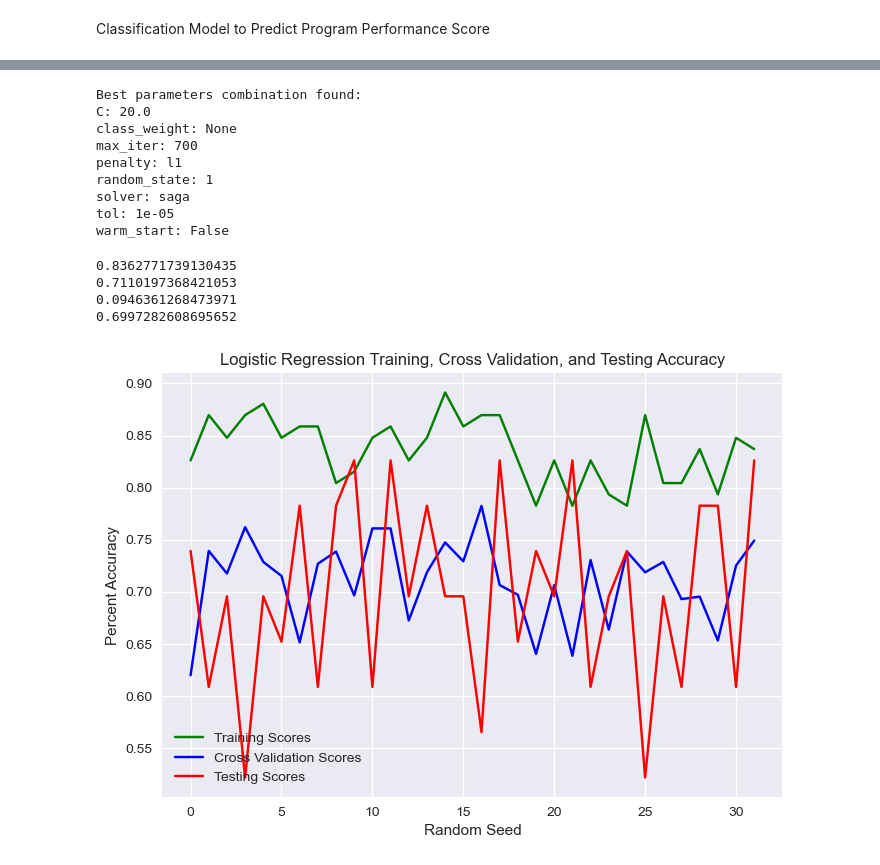
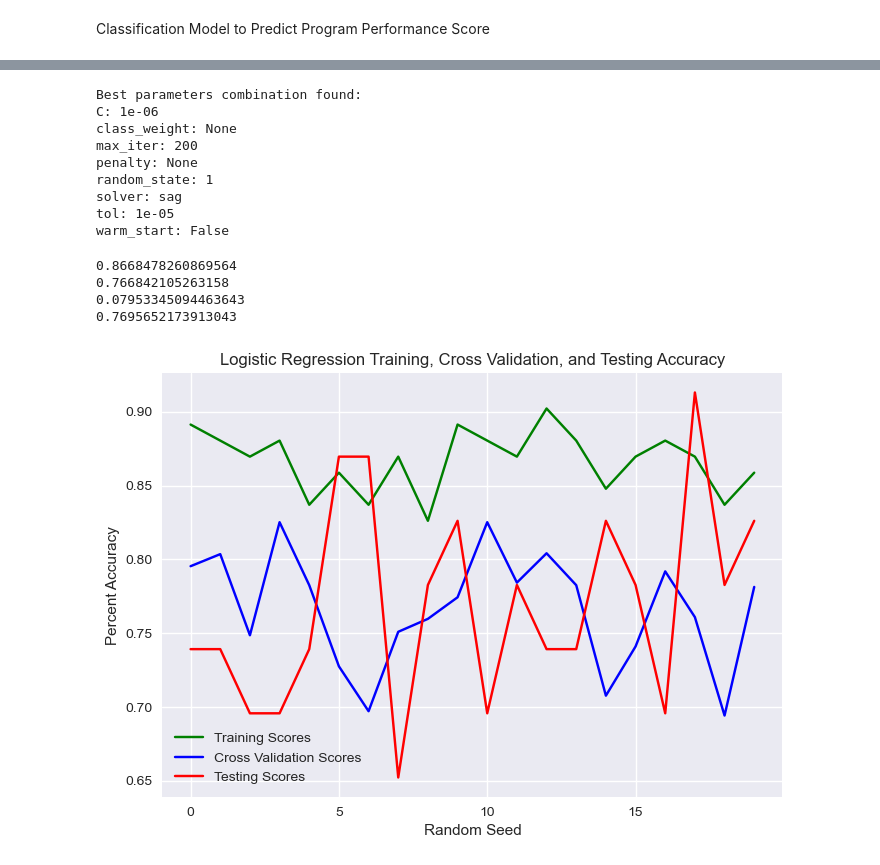
Before and after one commit to philipLutz/capstone-project, a Jupyter notebook: src/model.ipynb, the cells around one changed output, grey strips where cells are left out. Cells and saved outputs as stored; diff of their text form; code cells hidden in the pictures.

```diff
--- a/src/model.ipynb
+++ b/src/model.ipynb
@@ -134,9 +135,9 @@ plt.show()
 # %%
 LR_parameters = {
-    'C': [1.0, 10.0, 15.0, 20.0, 25.0],
+    'C': [0.000001, 0.00001, 0.0001, 0.001, 0.01, 0.1, 1.0],
     'penalty': [None, 'l1', 'l2', 'elasticnet'],
     'solver': ['lbfgs', 'liblinear', 'newton-cg', 'sag', 'saga'],
-    'max_iter': [100, 200, 400, 500, 600, 700, 800, 900, 1000],
+    'max_iter': [100, 200, 300, 400, 500],
     'class_weight': [None, 'balanced'],
     'warm_start': [False, True],
     'tol': [0.00001, 0.0001],
@@ -145,46 +146,47 @@ LR_parameters = {
 LR_best_paramters = get_best_model_parameters(LogisticRegression, x_scaled, y, 5, LR_parameters)
 # %% [output]
 Best parameters combination found:
-C: 20.0
+C: 1e-06
 class_weight: None
-max_iter: 700
-penalty: l1
+max_iter: 200
+penalty: None
 random_state: 1
-solver: saga
+solver: sag
 tol: 1e-05
 warm_start: False
 # %%
 LR_best = LogisticRegression(
     C=LR_best_paramters['C'],
     class_weight=LR_best_paramters['class_weight'],
     max_iter=LR_best_paramters['max_iter'],
     penalty=LR_best_paramters['penalty'],
     solver=LR_best_paramters['solver'],
     tol=LR_best_paramters['tol'],
     warm_start=LR_best_paramters['warm_start'],
     random_state=LR_best_paramters['random_state'],
 )
 
-LR_training_scores, LR_cross_val_means, LR_cross_val_standard_deviations, LR_test_scores = plot_random_seed_runs(LR_best, 32)
+LR_training_scores, LR_cross_val_means, LR_cross_val_standard_deviations, LR_test_scores = plot_random_seed_runs(LR_best, 20)
 
 print(fmean(LR_training_scores))
 print(fmean(LR_cross_val_means))
 print(fmean(LR_cross_val_standard_deviations))
 print(fmean(LR_test_scores))
 
-random_seeds = [x for x in range(32)]
+random_seeds = [x for x in range(20)]
 
 plt.title('Logistic Regression Training, Cross Validation, and Testing Accuracy')
 plt.xlabel('Random Seed')
+plt.xticks(np.linspace(0, 20, 5))
 plt.ylabel('Percent Accuracy')
 plt.plot(random_seeds, LR_training_scores, color='green', label='Training Scores')
 plt.plot(random_seeds, LR_cross_val_means, color='blue', label='Cross Validation Scores')
 plt.plot(random_seeds, LR_test_scores, color='red', label='Testing Scores')
 plt.legend()
 plt.show()
 # %% [output]
-0.8362771739130435
-0.7110197368421053
-0.0946361268473971
-0.6997282608695652
+0.8668478260869564
+0.766842105263158
+0.07953345094463643
+0.7695652173913043
-[figure, old version]
+[figure, new version]
```
Also changed, not shown: parts of 6 cells of this notebook, 3 other files.
